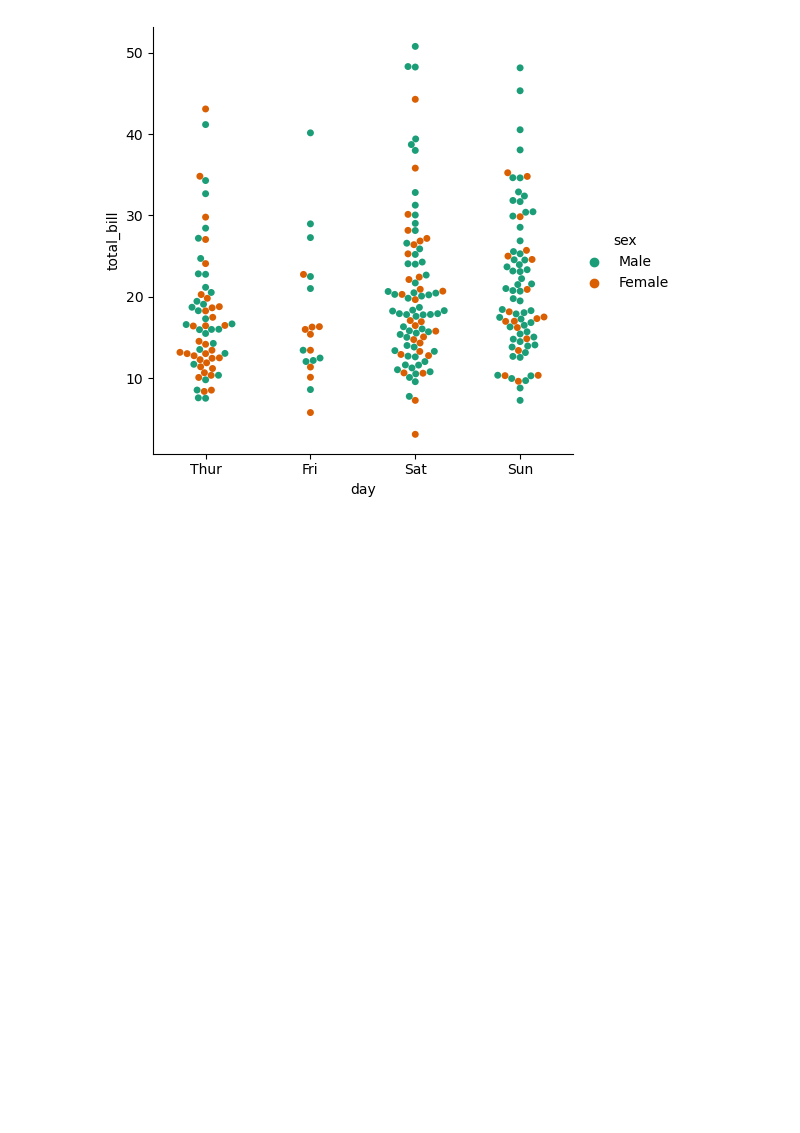
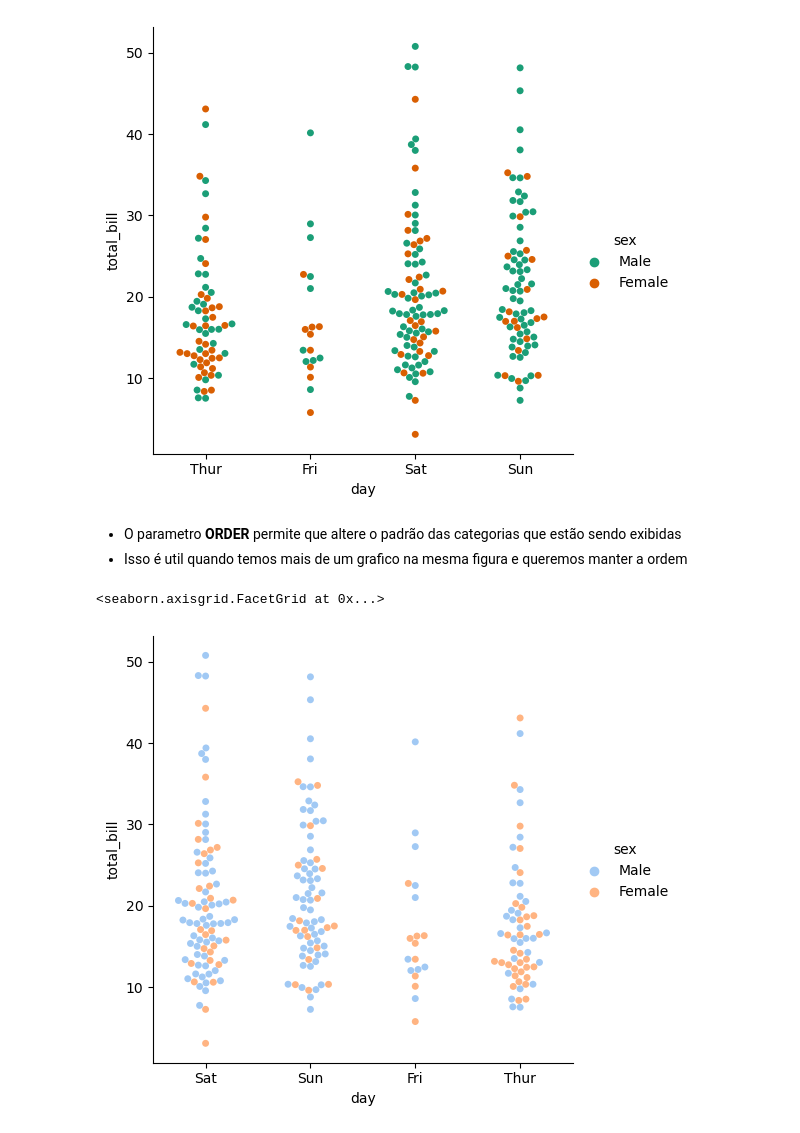
Before and after one commit to Kouta-22/Pratices_DataScience, a Jupyter notebook: visualizacao_de_dados/aula03.ipynb, the cells around one changed output. Drawn from its saved outputs; the diff is of its cells as text; code cells hidden in the pictures; blank space fills up the shorter version.

Commit message:
Data View - Seaborn

```diff
--- a/visualizacao_de_dados/aula03.ipynb
+++ b/visualizacao_de_dados/aula03.ipynb
@@ -188,3 +189,14 @@ sns.catplot(x="day",y="total_bill",hue="sex", kind='swarm',palette="Dark2",data=
 # %% [output]
 <seaborn.axisgrid.FacetGrid at 0x...>
 [figure]
+# %% [markdown]
+- O parametro __ORDER__ permite que altere o padrão das categorias que estão sendo exibidas
+- Isso é util quando temos mais de um grafico na mesma figura e queremos manter a ordem
+# %%
+import seaborn as sns
+df_tips = sns.load_dataset("tips")#importando dataset
+# %%
+sns.catplot(x="day",y="total_bill", kind='swarm', hue="sex",order=['Sat','Sun','Fri','Thur'], data=df_tips)
+# %% [output]
+<seaborn.axisgrid.FacetGrid at 0x...>
+[figure, added]
```
Also changed, not shown: parts of 10 cells of this notebook.
